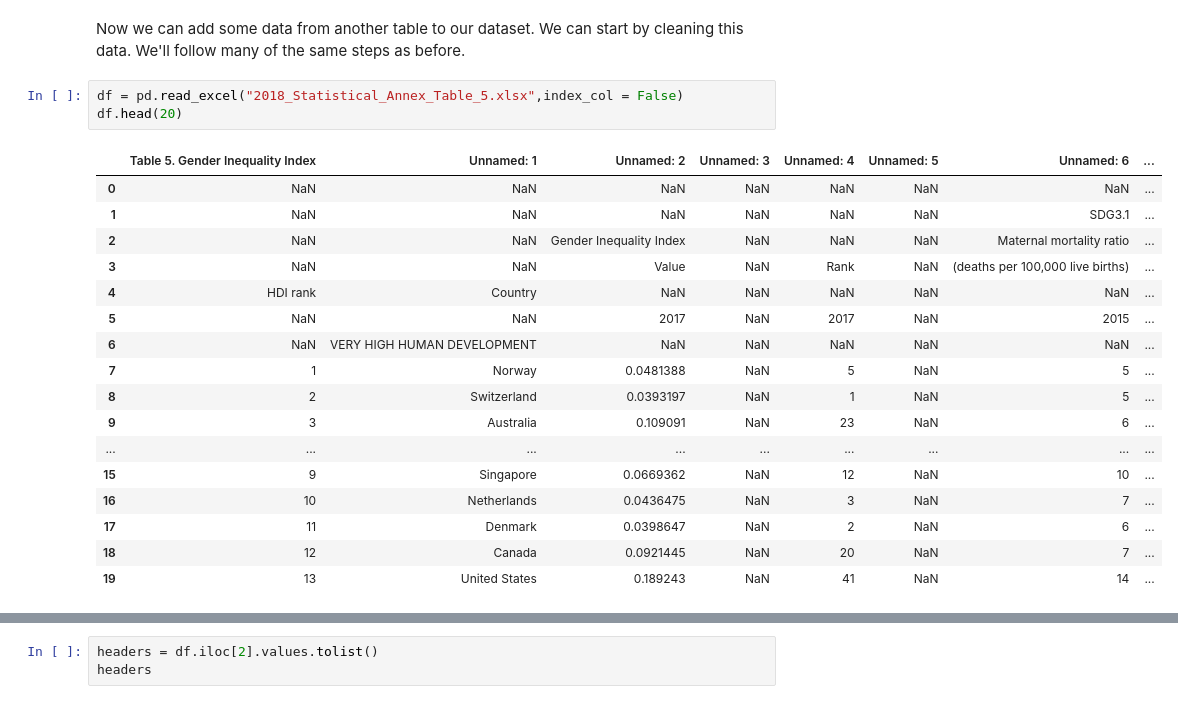
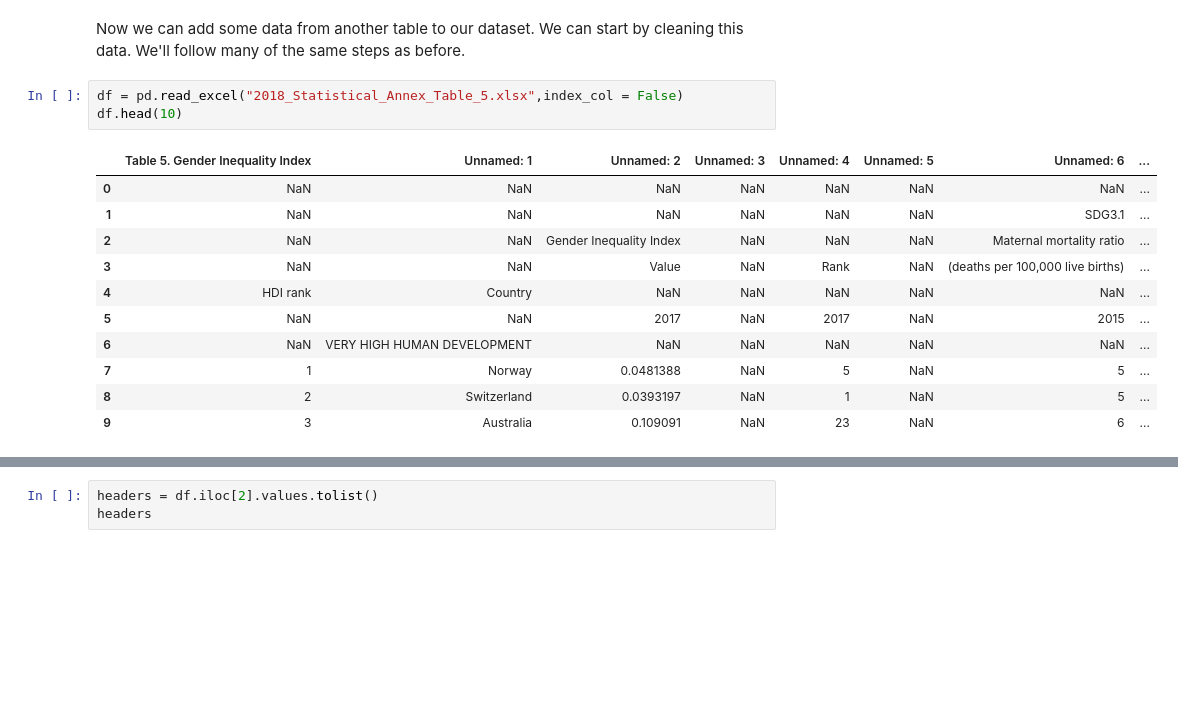
Before and after one commit to CiaranCurran/COMP30760, a Jupyter notebook: undp.ipynb, the cells around one changed output, grey strips where cells are left out. Cells and saved outputs as stored; diff of their text form; blank space fills up the shorter version.

```diff
--- a/undp.ipynb
+++ b/undp.ipynb
@@ -140,23 +129,17 @@ data.to_csv("out.csv")
 Now we can add some data from another table to our dataset. We can start by cleaning this data. We'll follow many of the same steps as before.
 # %%
 df = pd.read_excel("2018_Statistical_Annex_Table_5.xlsx",index_col = False)
-df.head(20)
+df.head(10)
 # %% [output]
 |  | Table 5. Gender Inequality Index | Unnamed: 1 | Unnamed: 2 | Unnamed: 3 | Unnamed: 4 | Unnamed: 5 | Unnamed: 6 | ... |
 | 0 | NaN | NaN | NaN | NaN | NaN | NaN | NaN | ... |
 | 1 | NaN | NaN | NaN | NaN | NaN | NaN | SDG3.1 | ... |
 | 2 | NaN | NaN | Gender Inequality Index | NaN | NaN | NaN | Maternal mortality ratio | ... |
 | 3 | NaN | NaN | Value | NaN | Rank | NaN | (deaths per 100,000 live births) | ... |
 | 4 | HDI rank | Country | NaN | NaN | NaN | NaN | NaN | ... |
 | 5 | NaN | NaN | 2017 | NaN | 2017 | NaN | 2015 | ... |
 | 6 | NaN | VERY HIGH HUMAN DEVELOPMENT | NaN | NaN | NaN | NaN | NaN | ... |
 | 7 | 1 | Norway | 0.0481388 | NaN | 5 | NaN | 5 | ... |
 | 8 | 2 | Switzerland | 0.0393197 | NaN | 1 | NaN | 5 | ... |
 | 9 | 3 | Australia | 0.109091 | NaN | 23 | NaN | 6 | ... |
-| ... | ... | ... | ... | ... | ... | ... | ... | ... |
-| 15 | 9 | Singapore | 0.0669362 | NaN | 12 | NaN | 10 | ... |
-| 16 | 10 | Netherlands | 0.0436475 | NaN | 3 | NaN | 7 | ... |
-| 17 | 11 | Denmark | 0.0398647 | NaN | 2 | NaN | 6 | ... |
-| 18 | 12 | Canada | 0.0921445 | NaN | 20 | NaN | 7 | ... |
-| 19 | 13 | United States | 0.189243 | NaN | 41 | NaN | 14 | ... |
 # %%
```
Also changed, not shown: parts of 26 cells of this notebook, 1 other file.
